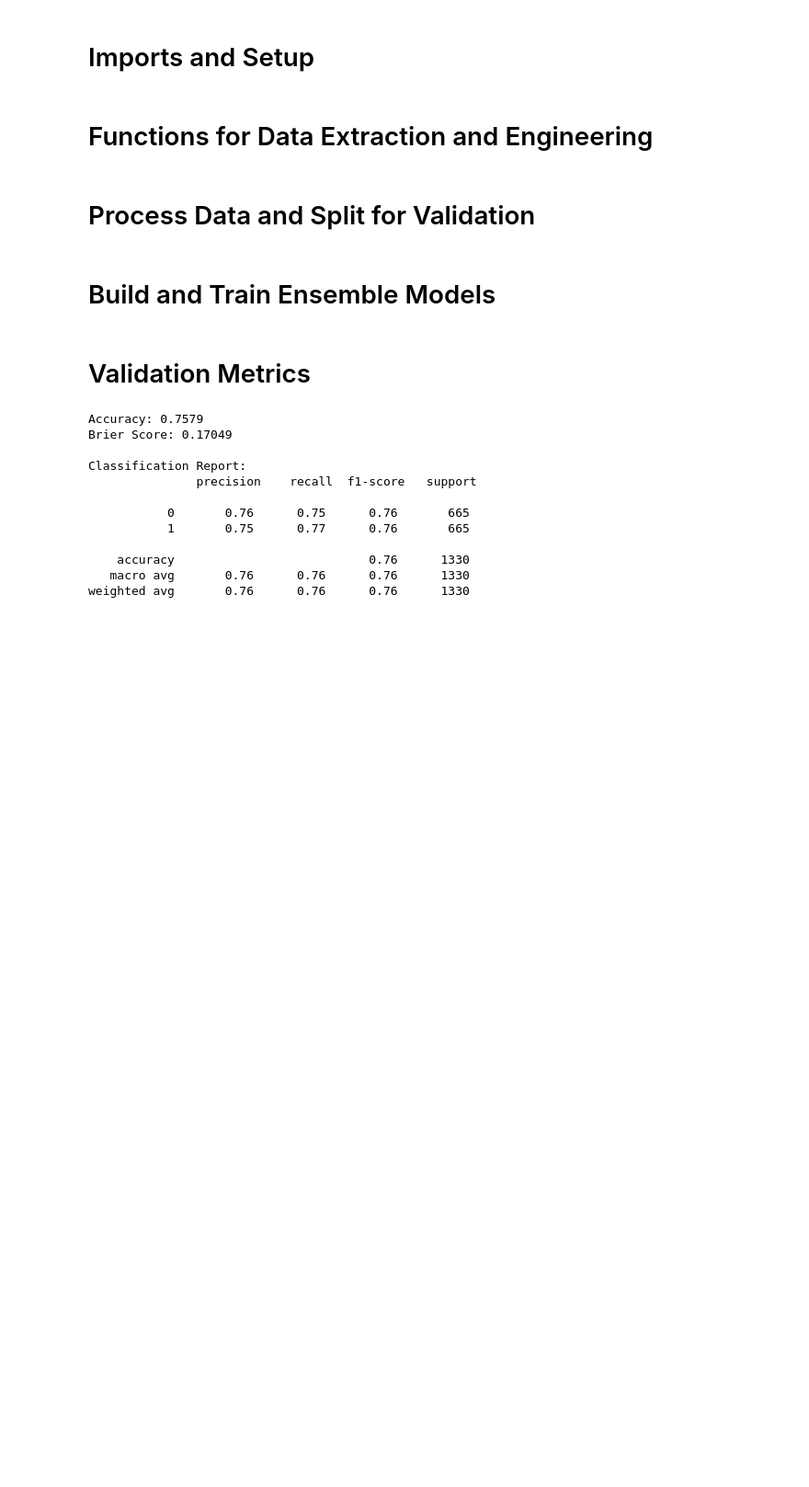
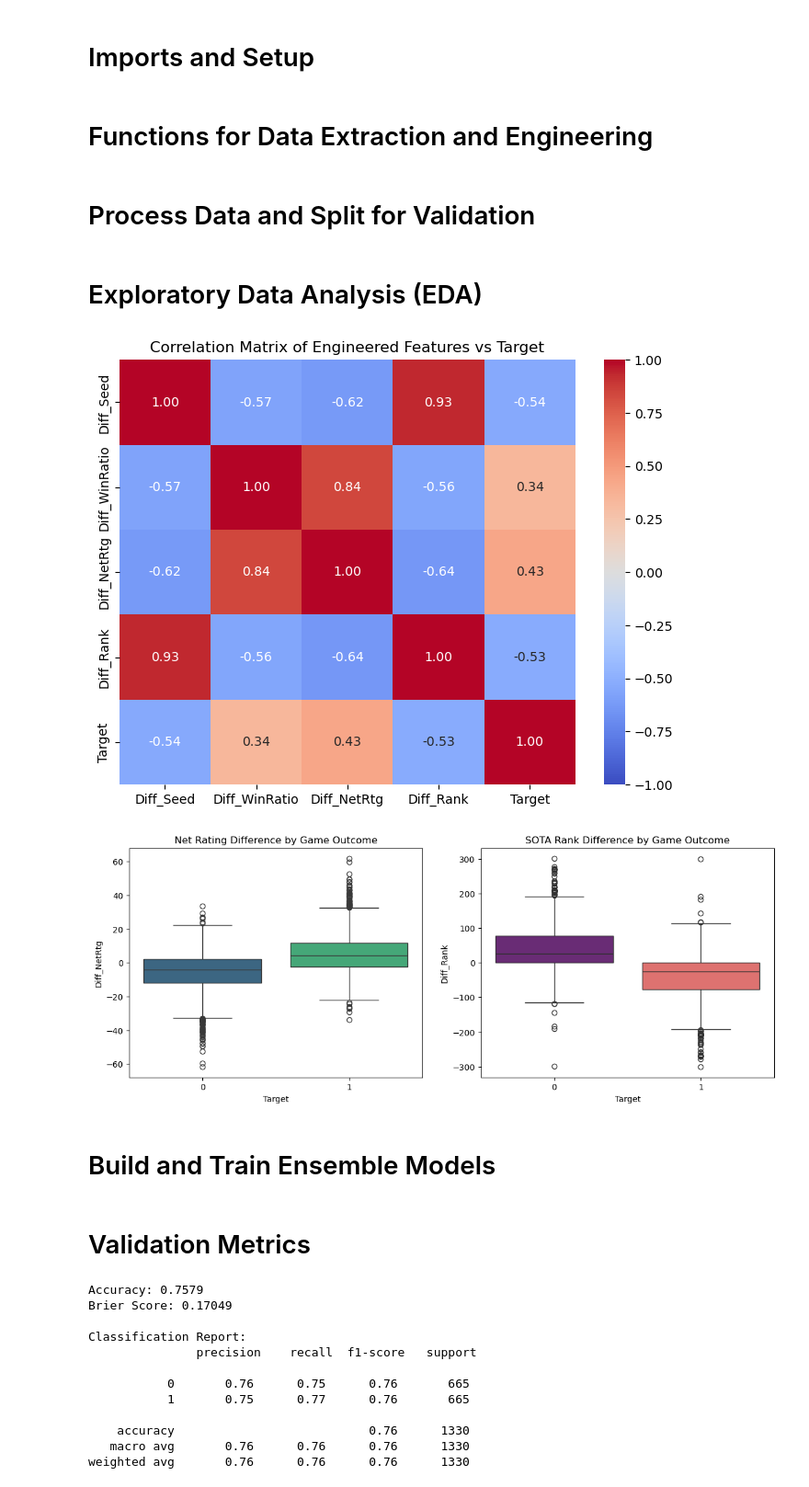
Before and after one commit to shikharuniyal/NBA_pred, a Jupyter notebook: NBA_Prediction_Pipeline.ipynb, the cells around one changed output. Shown at 92% size. Drawn from its saved outputs; the diff is of its cells as text; code cells hidden in the pictures; blank space fills up the shorter version.

Commit message:
Update notebook with EDA and visualizations

```diff
--- a/NBA_Prediction_Pipeline.ipynb
+++ b/NBA_Prediction_Pipeline.ipynb
@@ -117,6 +117,23 @@ train_split = train_df[train_df['Season'] < 2021]
 test_split  = train_df[train_df['Season'] >= 2021]
 X_train_val, y_train_val = train_split[features_cols], train_split['Target']
 X_test_val,  y_test_val  = test_split[features_cols], test_split['Target']
+# %% [markdown]
+# Exploratory Data Analysis (EDA)
+# %%
+plt.figure(figsize=(8, 6))
+sns.heatmap(train_df[features_cols + ['Target']].corr(), annot=True, cmap='coolwarm', fmt=".2f", vmin=-1, vmax=1)
+plt.title("Correlation Matrix of Engineered Features vs Target")
+plt.show()
+
+fig, ax = plt.subplots(1, 2, figsize=(14, 5))
+sns.boxplot(data=train_df, x='Target', y='Diff_NetRtg', ax=ax[0], palette='viridis')
+ax[0].set_title('Net Rating Difference by Game Outcome')
+sns.boxplot(data=train_df, x='Target', y='Diff_Rank', ax=ax[1], palette='magma')
+ax[1].set_title('SOTA Rank Difference by Game Outcome')
+plt.show()
+# %% [output]
+[figure, added]
+[figure, added]
 # %% [markdown]
 # Build and Train Ensemble Models
 # %%
```
